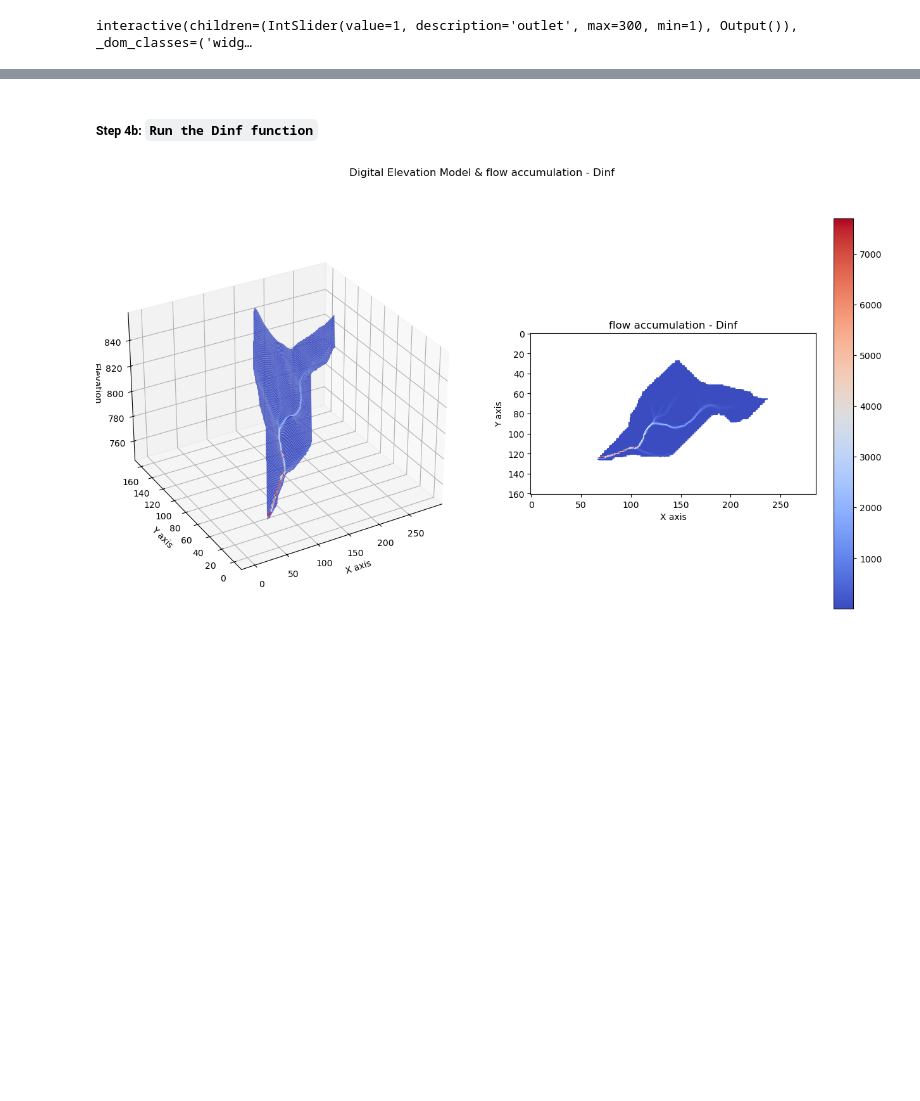
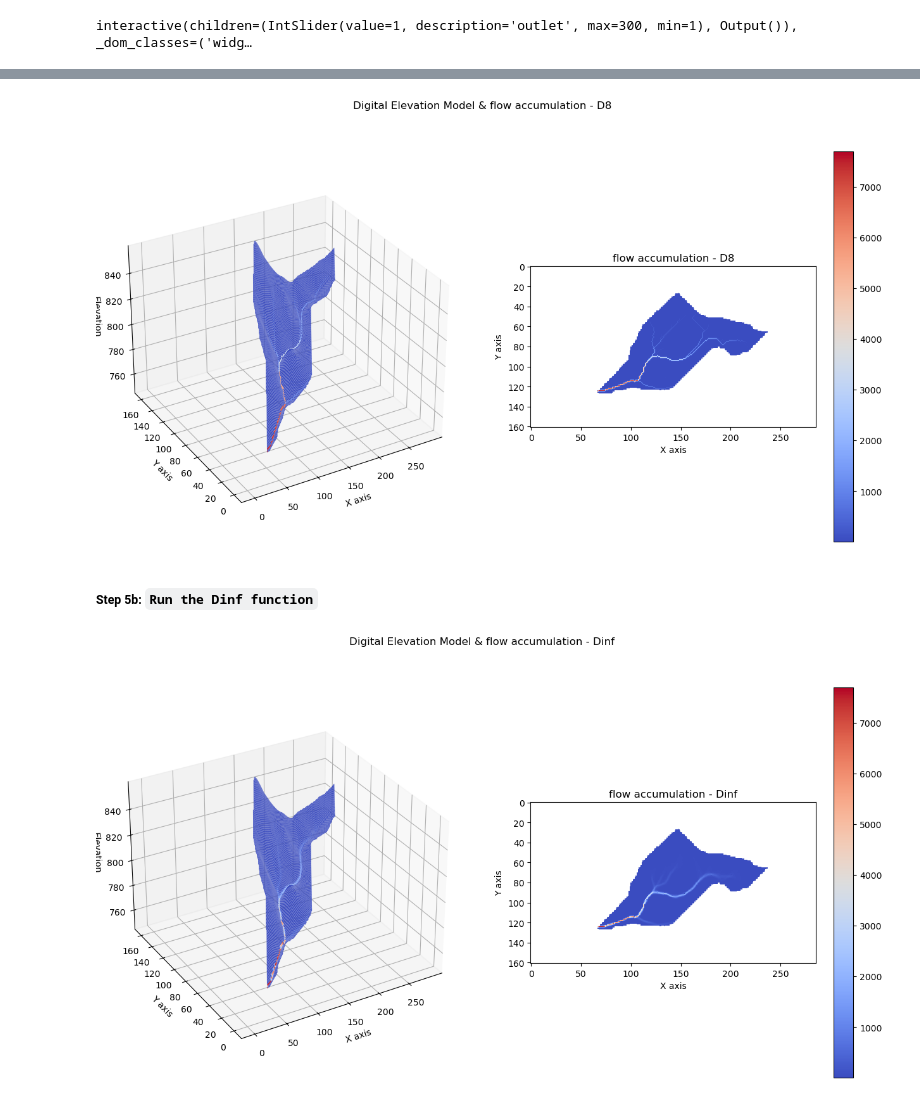
Before and after one commit to iMPACT-erosion/iMPACT-erosion, a Jupyter notebook: iMPACT-Start/3.Catchment_delineation.ipynb, the cells around one changed output, grey strips where cells are left out. Saved outputs shown, nothing was run; the diff lists cells and outputs as text; code cells hidden in the pictures; blank space fills up the shorter version.

```diff
--- a/iMPACT-Start/3.Catchment_delineation.ipynb
+++ b/iMPACT-Start/3.Catchment_delineation.ipynb
@@ -74,9 +83,10 @@ Here we use the D8 method
 # %%
-catchment_mask,catchment_dem = iplot.result
-slope,flow_dir_D8,flow_acc_D8,flow_rout_up_row_D8, flow_rout_up_col_D8, flow_rout_down_row_D8, flow_rout_down_col_D8, flow_rout_contrib_D8, flow_rout_slope_D8 = flow_accumulation_D8(catchment_dem,dem_resol)
+flow_dir_D8,flow_acc_D8,flow_rout_up_row_D8, flow_rout_up_col_D8, flow_rout_down_row_D8, flow_rout_down_col_D8, flow_rout_contrib_D8, flow_rout_slope_D8 = flow_accumulation_D8(catchment_dem,slope,dem_resol)
 plot3d_dem(catchment_dem,flow_acc_D8,'flow accumulation - D8')
+# %% [output]
+[figure, added]
 # %% [markdown]
-##### Step 4b: `Run the Dinf function`
+##### Step 5b: `Run the Dinf function`
 # %%
 flow_acc_Dinf,flow_rout_up_row_Dinf,flow_rout_up_col_Dinf,flow_rout_down_row_Dinf, flow_rout_down_col_Dinf, flow_rout_contrib_Dinf, flow_rout_slope_Dinf = flow_accumulation_Dinf(catchment_dem,dem_resol)
 plot3d_dem(catchment_dem,flow_acc_Dinf,'flow accumulation - Dinf')
```
Also changed, not shown: parts of 5 cells of this notebook, 5 other files.
